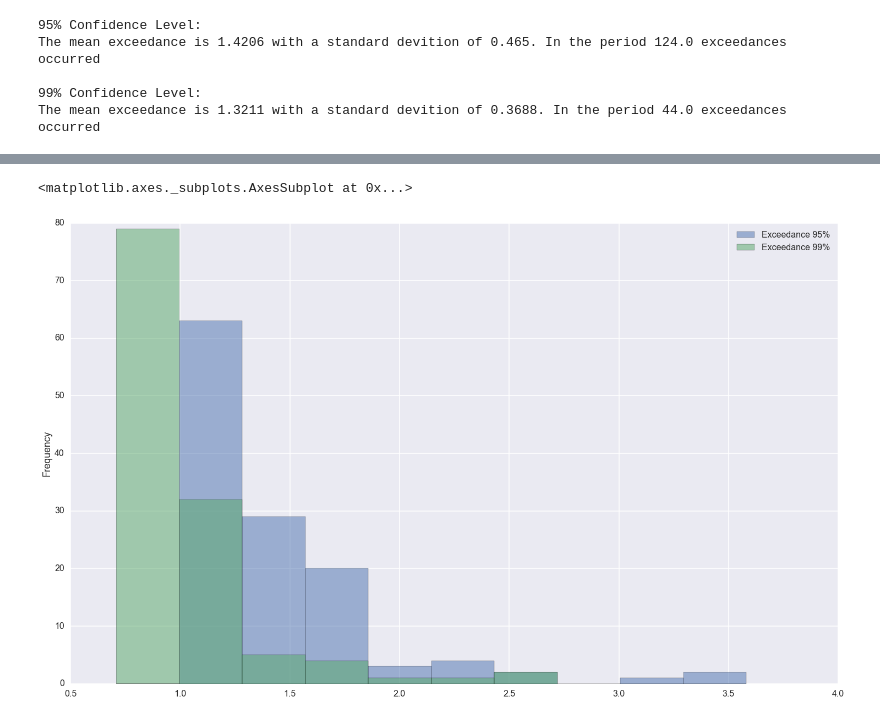
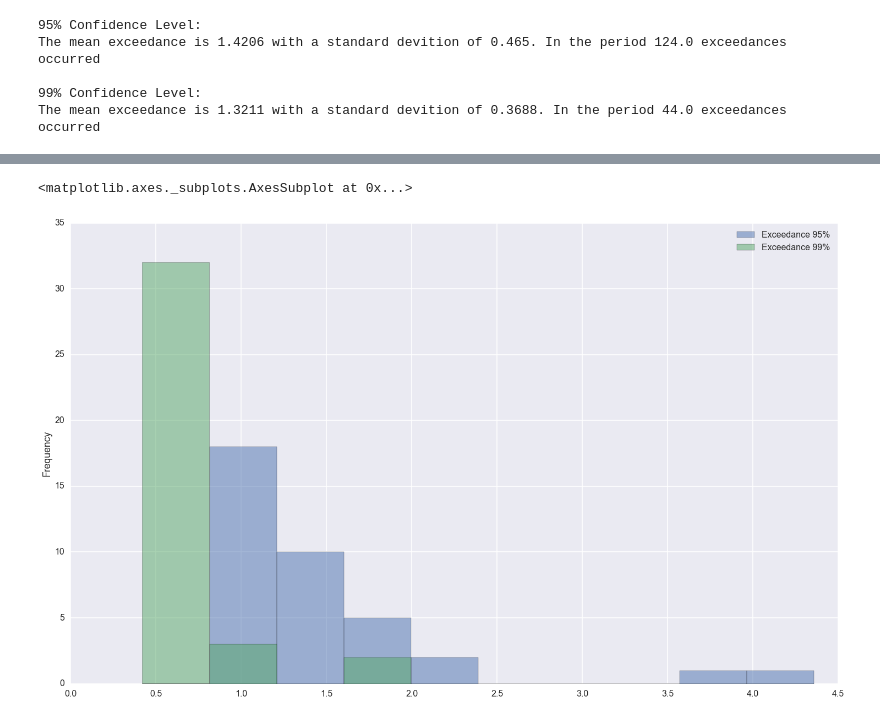
Before and after one commit to thecarlmartin/value-at-risk-exploration, a Jupyter notebook: Value at Risk Exploration.ipynb, the cells around one changed output, grey strips where cells are left out. Saved outputs shown, nothing was run; the diff lists cells and outputs as text; code cells hidden in the pictures.

```diff
--- a/Value at Risk Exploration.ipynb
+++ b/Value at Risk Exploration.ipynb
@@ -139,0 +158,18 @@ amzn_data['Rate of Return'].plot.hist(figsize=(25, 15))
+# %%
+mvar_mean = data_statistics(mvar_data)['mean']
+mvar_std = data_statistics(mvar_data)['std']
+
+# Calculating kurtosis
+kurtosis = np.sum(((mvar_data['Close']-mvar_mean)/mvar_std).pow(4))
+scale_factor = mvar_std/(math.sqrt(kurtosis/(kurtosis-2)))
+# %%
+dist = getattr(scipy.stats, 't')
+param = dist.fit(mvar_data['Rate of Return'][1:])
+degrees_freedom = param[0]
+
+t_95 = -2.920
+t_99 = -6.965
+# %%
+sns.set_context("poster")
+plt.figure(figsize=(12, 5))
+sns.distplot(mvar_data['Rate of Return'][1:], fit=scipy.stats.t)
@@ -139,0 +179,3 @@ amzn_data['Rate of Return'].plot.hist(figsize=(25, 15))
+# %%
+mvar_data['95% mVaR'] = mvar_data['Close'].shift(1)*(scale_factor*t_95+mvar_mean)
+mvar_data['99% mVaR'] = mvar_data['Close'].shift(1)*(scale_factor*t_99+mvar_mean)
@@ -140,5 +227,5 @@ amzn_data['Rate of Return'].plot.hist(figsize=(25, 15))
 # %%
-amzn_data[['Exceedance 95%','Exceedance 99%']].where(amzn_data['Exceedance 95%']>1).dropna().plot.hist(alpha=0.5, figsize=(25, 15))
+mvar_data[['Exceedance 95%','Exceedance 99%']].where(mvar_data['Exceedance 95%']>1).dropna().plot.hist(alpha=0.5, figsize=(25, 15))
 # %% [output]
 <matplotlib.axes._subplots.AxesSubplot at 0x...>
-[figure, old version]
+[figure, new version]
```
Also changed, not shown: parts of 22 cells of this notebook, 1 other file.
